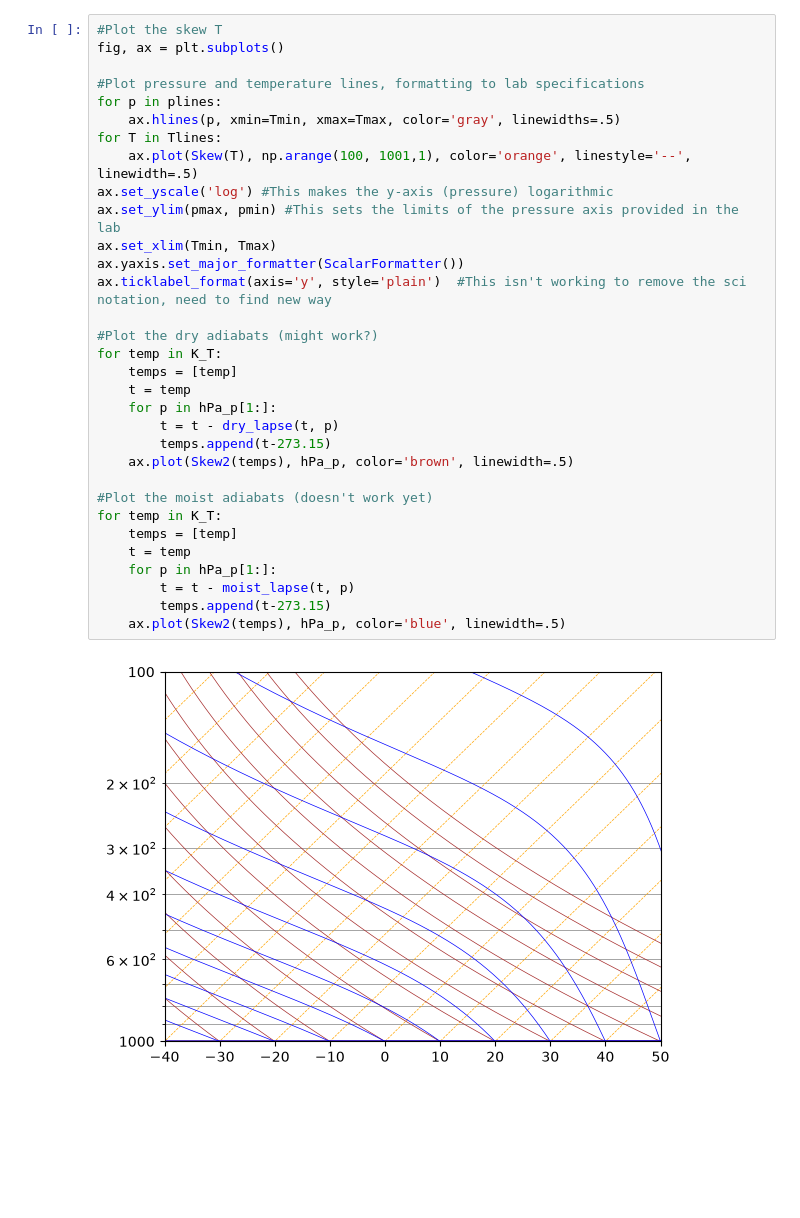
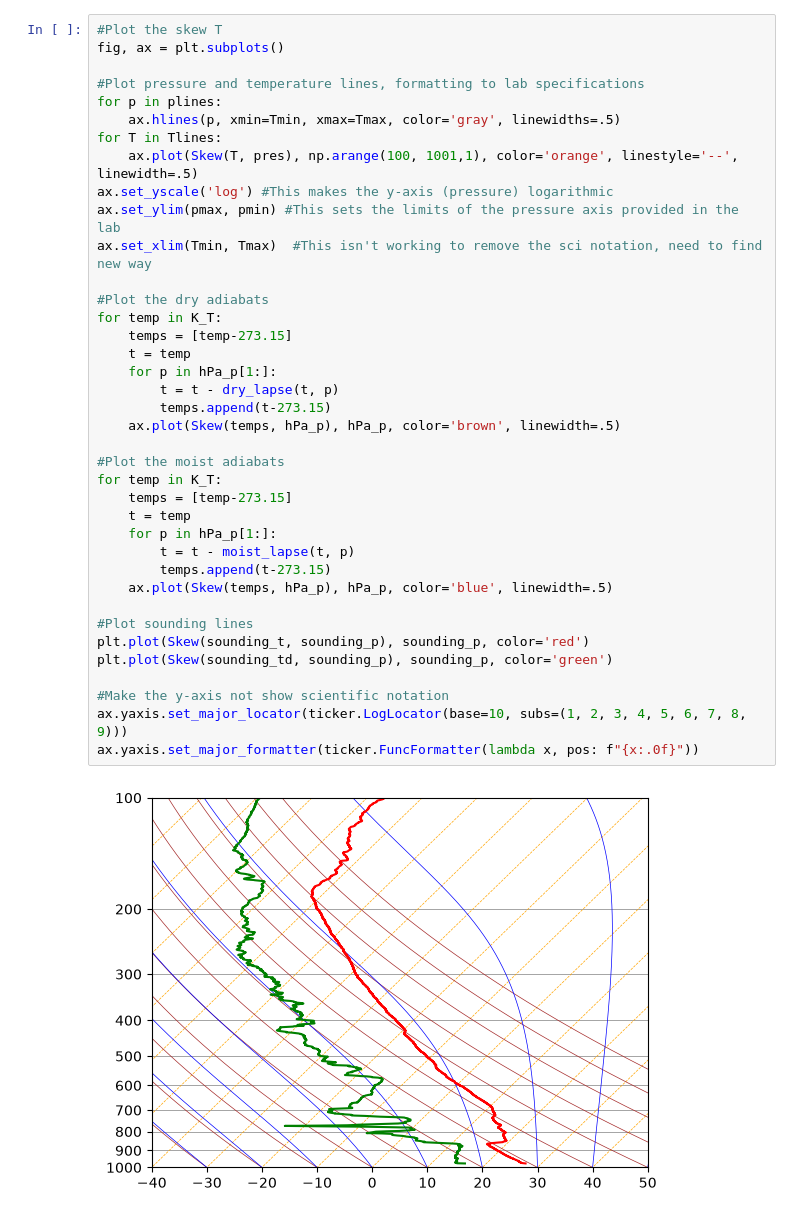
Before and after one commit to NCBreaux/METR5003, a Jupyter notebook: lab3.ipynb, the cells around one changed output. Saved outputs shown, nothing was run; the diff lists cells and outputs as text; blank space fills up the shorter version.

Commit message:
Fixed the adiabats, plotted a sounding

```diff
--- a/lab3.ipynb
+++ b/lab3.ipynb
@@ -54,34 +57,40 @@ hPa_p = np.flip(np.arange(100, 1001, 1))
 # %%
 #Plot the skew T
 fig, ax = plt.subplots()
 
 #Plot pressure and temperature lines, formatting to lab specifications
 for p in plines:
     ax.hlines(p, xmin=Tmin, xmax=Tmax, color='gray', linewidths=.5)
 for T in Tlines:
-    ax.plot(Skew(T), np.arange(100, 1001,1), color='orange', linestyle='--', linewidth=.5)
+    ax.plot(Skew(T, pres), np.arange(100, 1001,1), color='orange', linestyle='--', linewidth=.5)
 ax.set_yscale('log') #This makes the y-axis (pressure) logarithmic
 ax.set_ylim(pmax, pmin) #This sets the limits of the pressure axis provided in the lab
-ax.set_xlim(Tmin, Tmax)
-ax.yaxis.set_major_formatter(ScalarFormatter())
-ax.ticklabel_format(axis='y', style='plain')  #This isn't working to remove the sci notation, need to find new way
+ax.set_xlim(Tmin, Tmax)  #This isn't working to remove the sci notation, need to find new way
 
-#Plot the dry adiabats (might work?)
+#Plot the dry adiabats
 for temp in K_T:
-    temps = [temp]
+    temps = [temp-273.15]
     t = temp
     for p in hPa_p[1:]:
         t = t - dry_lapse(t, p)
         temps.append(t-273.15)
-    ax.plot(Skew2(temps), hPa_p, color='brown', linewidth=.5)
+    ax.plot(Skew(temps, hPa_p), hPa_p, color='brown', linewidth=.5)
 
-#Plot the moist adiabats (doesn't work yet)
+#Plot the moist adiabats
 for temp in K_T:
-    temps = [temp]
+    temps = [temp-273.15]
     t = temp
     for p in hPa_p[1:]:
         t = t - moist_lapse(t, p)
         temps.append(t-273.15)
-    ax.plot(Skew2(temps), hPa_p, color='blue', linewidth=.5)
+    ax.plot(Skew(temps, hPa_p), hPa_p, color='blue', linewidth=.5)
+
+#Plot sounding lines
+plt.plot(Skew(sounding_t, sounding_p), sounding_p, color='red')
+plt.plot(Skew(sounding_td, sounding_p), sounding_p, color='green')
+
+#Make the y-axis not show scientific notation
+ax.yaxis.set_major_locator(ticker.LogLocator(base=10, subs=(1, 2, 3, 4, 5, 6, 7, 8, 9)))
+ax.yaxis.set_major_formatter(ticker.FuncFormatter(lambda x, pos: f"{x:.0f}"))
 # %% [output]
-[figure, old version]
+[figure, new version]
```
Also changed, not shown: parts of 2 cells of this notebook.
